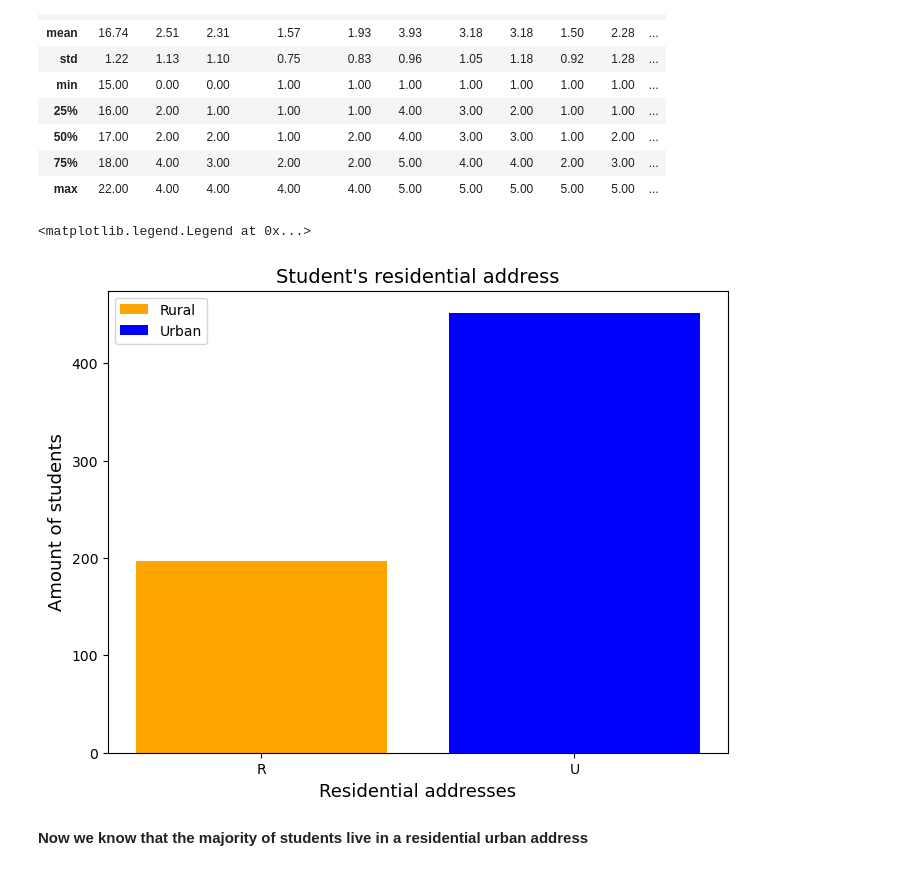
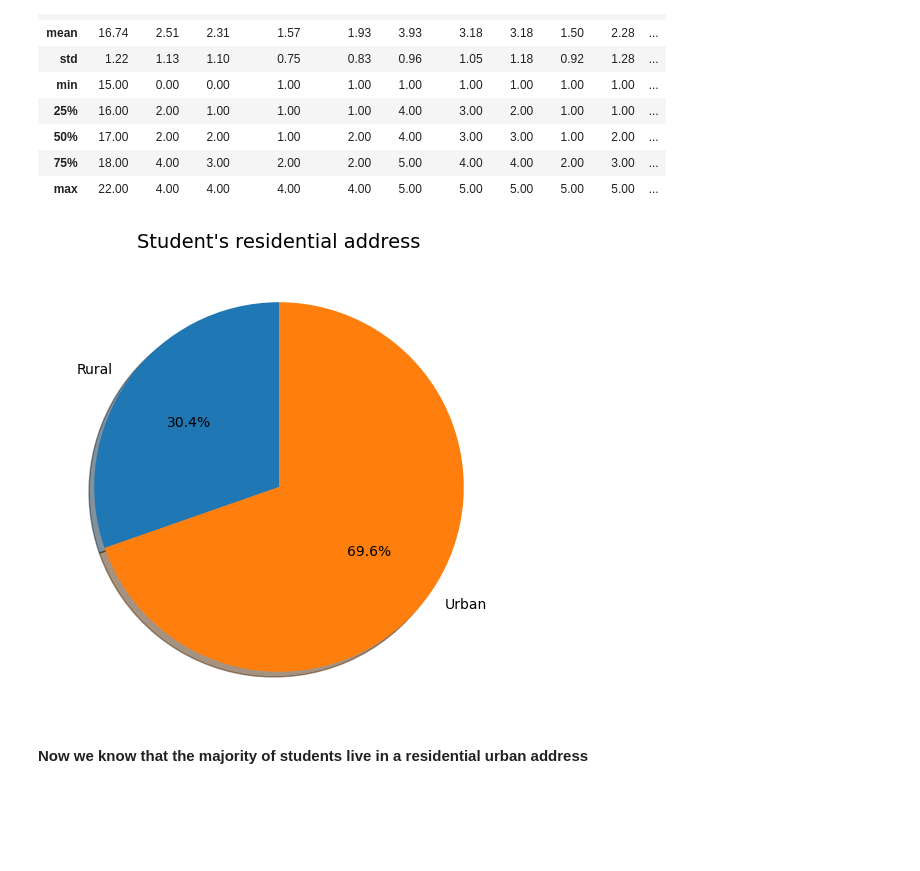
Before and after one commit to SantanaAndres/High-School-Alcoholism-and-Academic-Performance-data-analysis, a Jupyter notebook: main.ipynb, the cells around one changed output. Drawn from its saved outputs; the diff is of its cells as text; code cells hidden in the pictures; blank space fills up the shorter version.

Commit message:
updating some graphs

```diff
--- a/main.ipynb
+++ b/main.ipynb
@@ -144,22 +144,21 @@ data.describe().round(2)
 | 75% | 18.00 | 4.00 | 3.00 | 2.00 | 2.00 | 5.00 | 4.00 | 4.00 | 2.00 | 3.00 | ... |
 | max | 22.00 | 4.00 | 4.00 | 4.00 | 4.00 | 5.00 | 5.00 | 5.00 | 5.00 | 5.00 | ... |
 # %%
-residential_addresses = data.groupby("address")
 fig, ax = plt.subplots(figsize=(8,6))
-ax.bar(
-    height=residential_addresses.count()["school"],
-    x=residential_addresses.count()["school"].index,
-    color=["orange", "blue"],
-    label=["Rural", "Urban"]
+
+ax.pie(
+    residential_addresses.count()["school"],
+    labels=["Rural", "Urban"],
+    autopct="%1.1f%%",
+    shadow=True,
+    startangle=90,
     )
 
 ax.set_title("Student's residential address", fontsize=14)
-ax.set_ylabel("Amount of students", fontsize=13)
-ax.set_xlabel("Residential addresses", fontsize=13)
-ax.legend()
+
+plt.show()
 # %% [output]
-<matplotlib.legend.Legend at 0x...>
-[figure, old version]
+[figure, new version]
 # %% [markdown]
 <b>Now we know that the majority of students live in a residential urban address</b>
 # %% [markdown]
```
Also changed, not shown: parts of 1 cell of this notebook.
